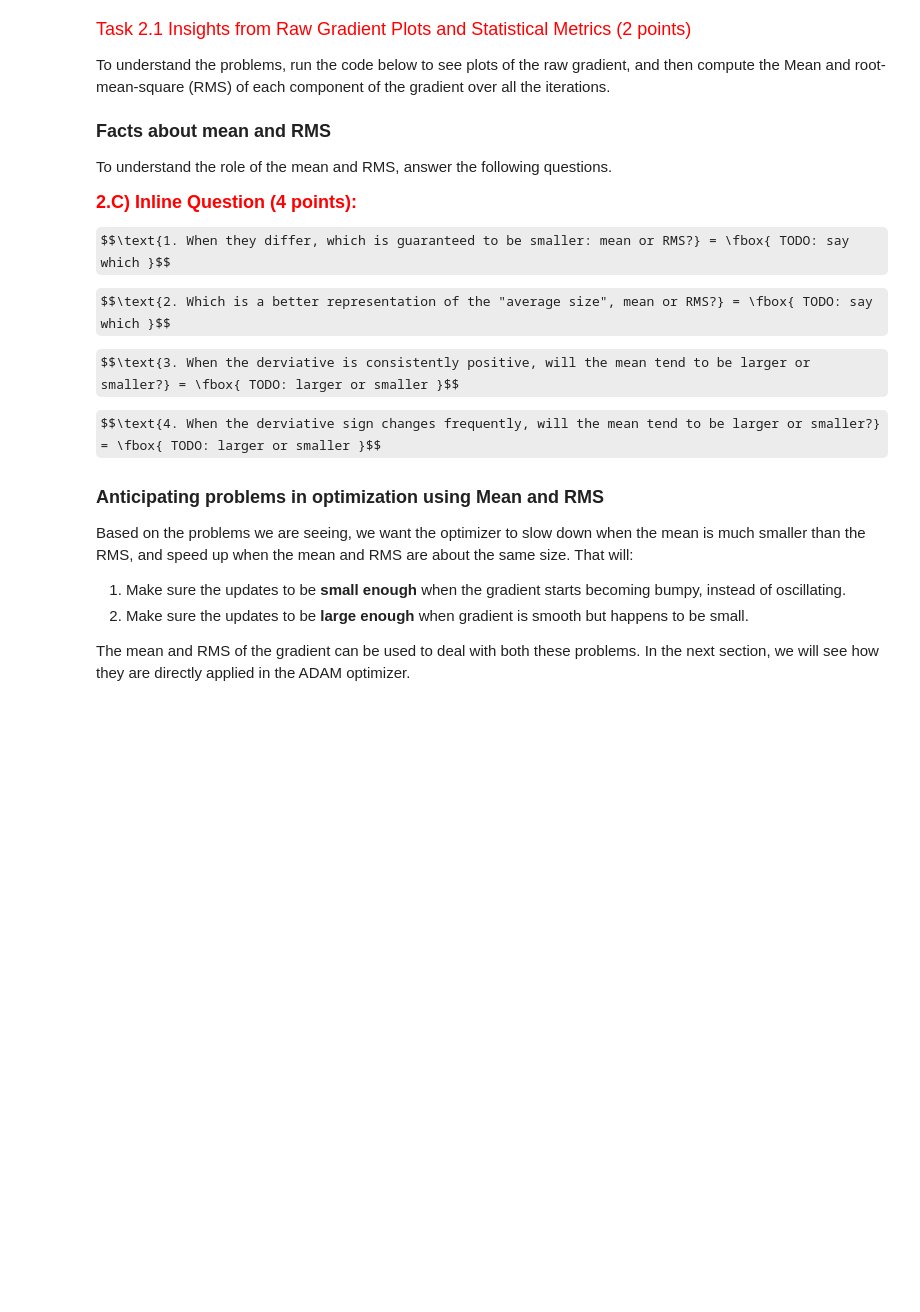
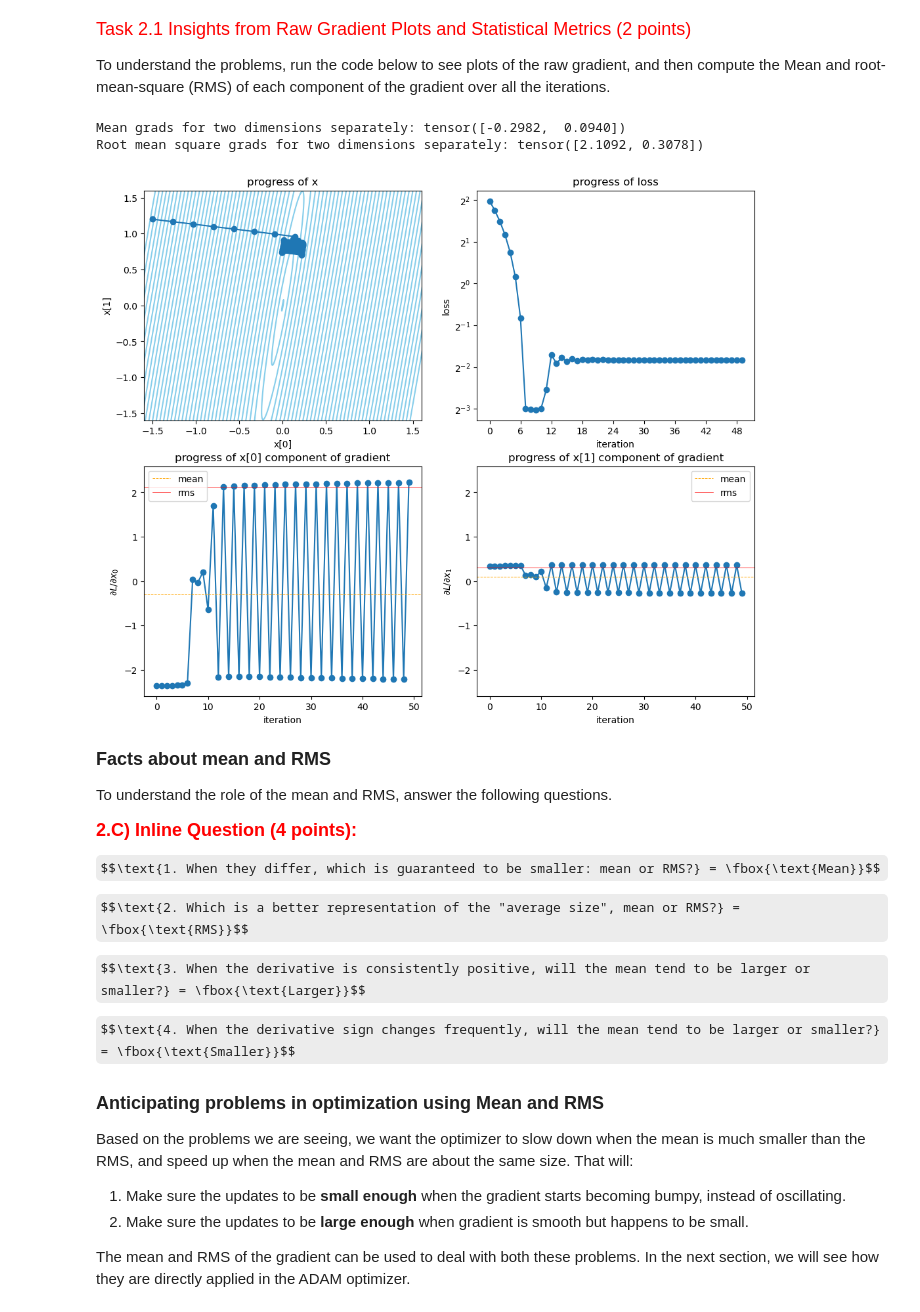
Before and after one commit to zzfz1/CS7150-Homework-2, a Jupyter notebook: HW2_1_OptimizationAndNetworkArchitecture.ipynb, the cells around one changed output. Drawn from its saved outputs; the diff is of its cells as text; code cells hidden in the pictures; some formulas as TeX source; blank space fills up the shorter version.

```diff
--- a/HW2_1_OptimizationAndNetworkArchitecture.ipynb
+++ b/HW2_1_OptimizationAndNetworkArchitecture.ipynb
@@ -277,39 +336,51 @@ The optimization problem in Part I causes gradient descent to run into a few dif
 To understand the problems, run the code below to see plots of the raw gradient, and then compute the Mean and root-mean-square (RMS) of each component of the gradient over all the iterations.
 # %%
 x = torch.tensor([-1.5, 1.2])
-x.requires_grad = True # This tells PyTorch that the x variable will be used to calculate gradients.
+x.requires_grad = (
+    True  # This tells PyTorch that the x variable will be used to calculate gradients.
+)
 
 L = LossFunctionWithPlot()
 
 learning_rate = 0.1
 optimizer = torch.optim.SGD([x], lr=learning_rate)
 grads = []
 
 for iter in range(50):
     loss = L(x)
     loss.backward()
     with torch.no_grad():
         optimizer.step()
     grads.append(x.grad.clone())
     optimizer.zero_grad()
 
 grads = torch.stack(grads)
 
 ###################################################################################
-# TODO: compute mean derivatives and root mean square derivatives for x[0] and x[1]
+# compute mean derivatives and root mean square derivatives for x[0] and x[1]
 ###################################################################################
 
-mean_grads = None # should be computed as a pair of means, one for each dimesnion
-rms_grads = None # should be computed as a pair of root-mean-squares, one for each dimension
+mean_grads = grads.mean(
+    dim=0
+)  # should be computed as a pair of means, one for each dimesnion
+rms_grads = (
+    grads.pow(2).mean(dim=0).sqrt()
+)  # computes RMS for each dimension separately
+# should be computed as a pair of root-mean-squares, one for each dimension
+
 
 ################################################################################
 #                             END OF YOUR CODE                                 #
 ################################################################################
 
-print('Mean grads for two dimensions separately:', mean_grads)
-print('Root mean square grads for two dimensions separately:', rms_grads)
+print("Mean grads for two dimensions separately:", mean_grads)
+print("Root mean square grads for two dimensions separately:", rms_grads)
 
 L.plot_history(grads=grads, mean_grads=mean_grads, rms_grads=rms_grads)
+# %% [output]
+Mean grads for two dimensions separately: tensor([-0.2982,  0.0940])
+Root mean square grads for two dimensions separately: tensor([2.1092, 0.3078])
+[figure, added]
 # %% [markdown]
 <font size='4'>**Facts about mean and RMS**</font>
 
@@ -317,13 +388,13 @@ To understand the role of the mean and RMS, answer the following questions.
 
 <font size='4' color='red'>**2.C) Inline Question (4 points):**</font>
 
-$$\text{1. When they differ, which is guaranteed to be smaller: mean or RMS?} = \fbox{ TODO: say which }$$
+$$\text{1. When they differ, which is guaranteed to be smaller: mean or RMS?} = \fbox{\text{Mean}}$$
 
-$$\text{2. Which is a better representation of the "average size", mean or RMS?} = \fbox{ TODO: say which }$$
+$$\text{2. Which is a better representation of the "average size", mean or RMS?} = \fbox{\text{RMS}}$$
 
-$$\text{3. When the derviative is consistently positive, will the mean tend to be larger or smaller?} = \fbox{ TODO: larger or smaller }$$
+$$\text{3. When the derivative is consistently positive, will the mean tend to be larger or smaller?} = \fbox{\text{Larger}}$$
 
-$$\text{4. When the derviative sign changes frequently, will the mean tend to be larger or smaller?} = \fbox{ TODO: larger or smaller }$$
+$$\text{4. When the derivative sign changes frequently, will the mean tend to be larger or smaller?} = \fbox{\text{Smaller}}$$
 # %% [markdown]
 <font size='4'>**Anticipating problems in optimization using Mean and RMS**</font>
 
```
Also changed, not shown: parts of 45 cells of this notebook.
